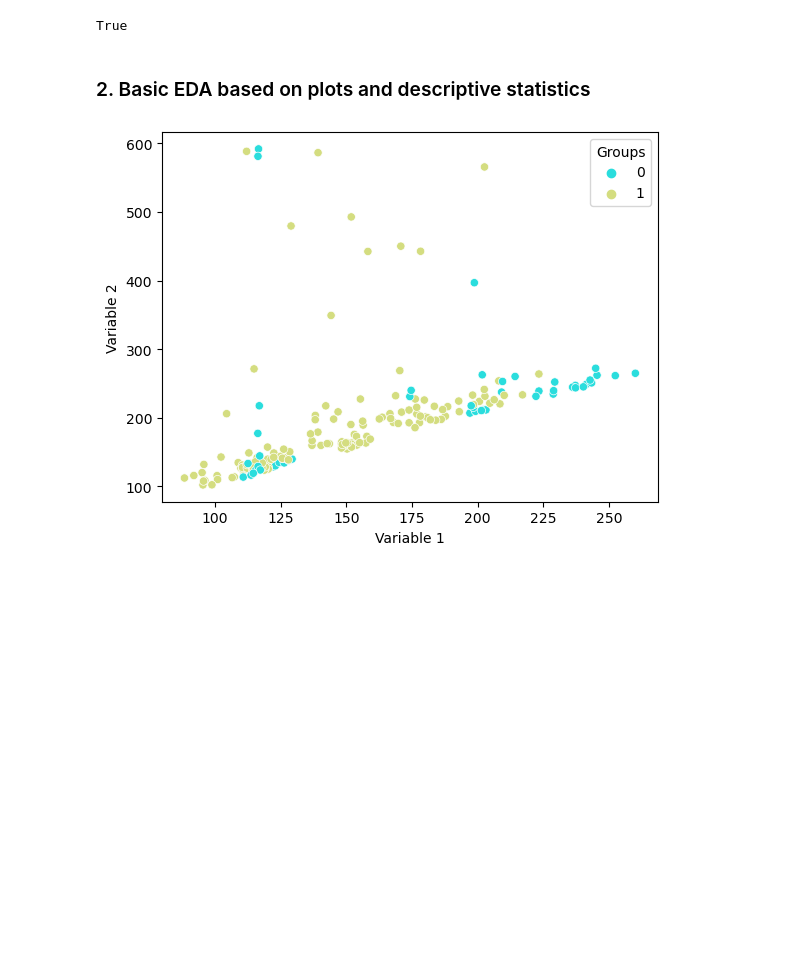
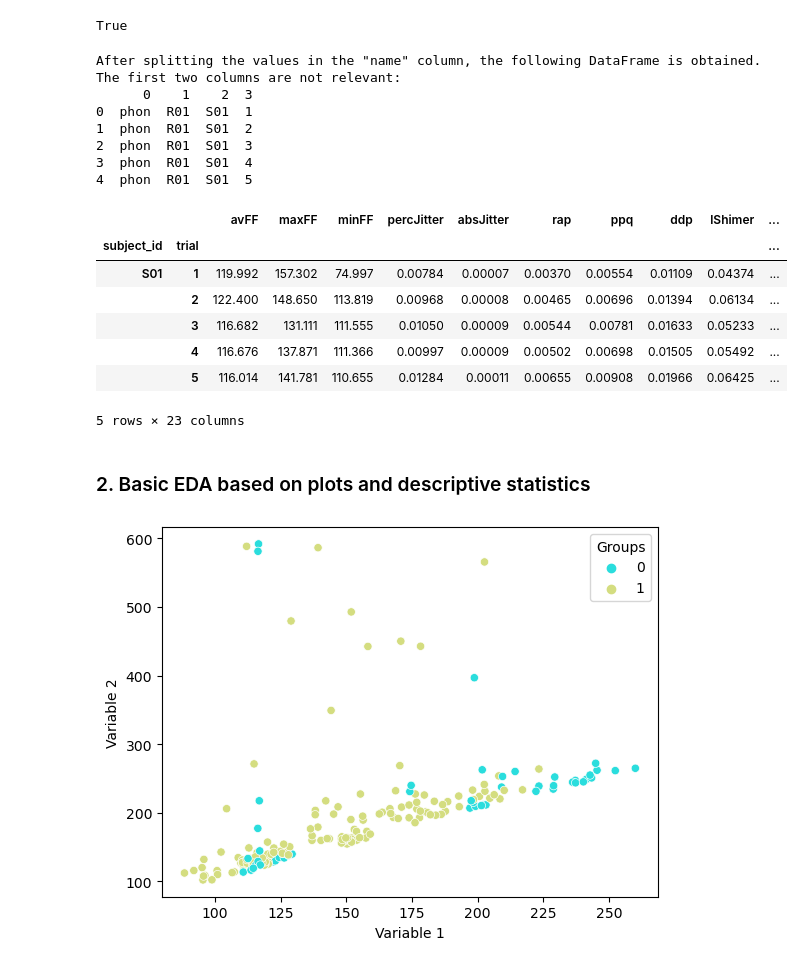
Before and after one commit to sofiacantalupourv/scientificprogramming_teamH, a Jupyter notebook: Collaborative coding.ipynb, the cells around one changed output. Cells and saved outputs as stored; diff of their text form; code cells hidden in the pictures; blank space fills up the shorter version.

```diff
--- a/Collaborative coding.ipynb
+++ b/Collaborative coding.ipynb
@@ -129,6 +120,48 @@ Before to do this, we check if the column <em>name</em> is the **unique identifi
 df['name'].is_unique
 # %% [output]
 True
+# %%
+# Split the 'name' column in the DataFrame 'df' using '_' as a separator, creating a new DataFrame 'aux'.
+aux = df.name.str.split('_', expand=True)
+
+# Display the resulting DataFrame after splitting the 'name' column.
+print('After splitting the values in the "name" column, the following DataFrame is obtained. The first two columns are not relevant:')
+print(aux.head())
+
+# Drop the first two columns from the 'aux' DataFrame as they are not relevant for analysis.
+aux.drop(aux.columns[[0, 1]], axis=1, inplace=True)
+
+# Rename the remaining columns in 'aux' for better interpretation.
+aux.columns = ['subject_id', 'trial']
+
+# Add the 'subject_id' and 'trial' columns from 'aux' to the original DataFrame 'df'.
+df['subject_id'] = aux['subject_id']
+df['trial'] = aux['trial']
+
+# We set multi-index
+df = df.set_index(['subject_id', 'trial'])
+
+# Drop the original 'name' column from the DataFrame 'df'.
+df.drop(['name'], axis=1, inplace=True)
+
+# Display the first 5 rows of the modified DataFrame 'df'.
+df.head(5)
+# %% [output]
+After splitting the values in the "name" column, the following DataFrame is obtained. The first two columns are not relevant:
+      0    1    2  3
+0  phon  R01  S01  1
+1  phon  R01  S01  2
+2  phon  R01  S01  3
+3  phon  R01  S01  4
+4  phon  R01  S01  5
+|  |  | avFF | maxFF | minFF | percJitter | absJitter | rap | ppq | ddp | lShimer | ... |
+| subject_id | trial |  |  |  |  |  |  |  |  |  | ... |
+| S01 | 1 | 119.992 | 157.302 | 74.997 | 0.00784 | 0.00007 | 0.00370 | 0.00554 | 0.01109 | 0.04374 | ... |
+|  | 2 | 122.400 | 148.650 | 113.819 | 0.00968 | 0.00008 | 0.00465 | 0.00696 | 0.01394 | 0.06134 | ... |
+|  | 3 | 116.682 | 131.111 | 111.555 | 0.01050 | 0.00009 | 0.00544 | 0.00781 | 0.01633 | 0.05233 | ... |
+|  | 4 | 116.676 | 137.871 | 111.366 | 0.00997 | 0.00009 | 0.00502 | 0.00698 | 0.01505 | 0.05492 | ... |
+|  | 5 | 116.014 | 141.781 | 110.655 | 0.01284 | 0.00011 | 0.00655 | 0.00908 | 0.01966 | 0.06425 | ... |
+5 rows × 23 columns
 # %% [markdown]
 ### 2. Basic EDA based on plots and descriptive statistics
 # %%
```
Also changed, not shown: parts of 7 cells of this notebook.
